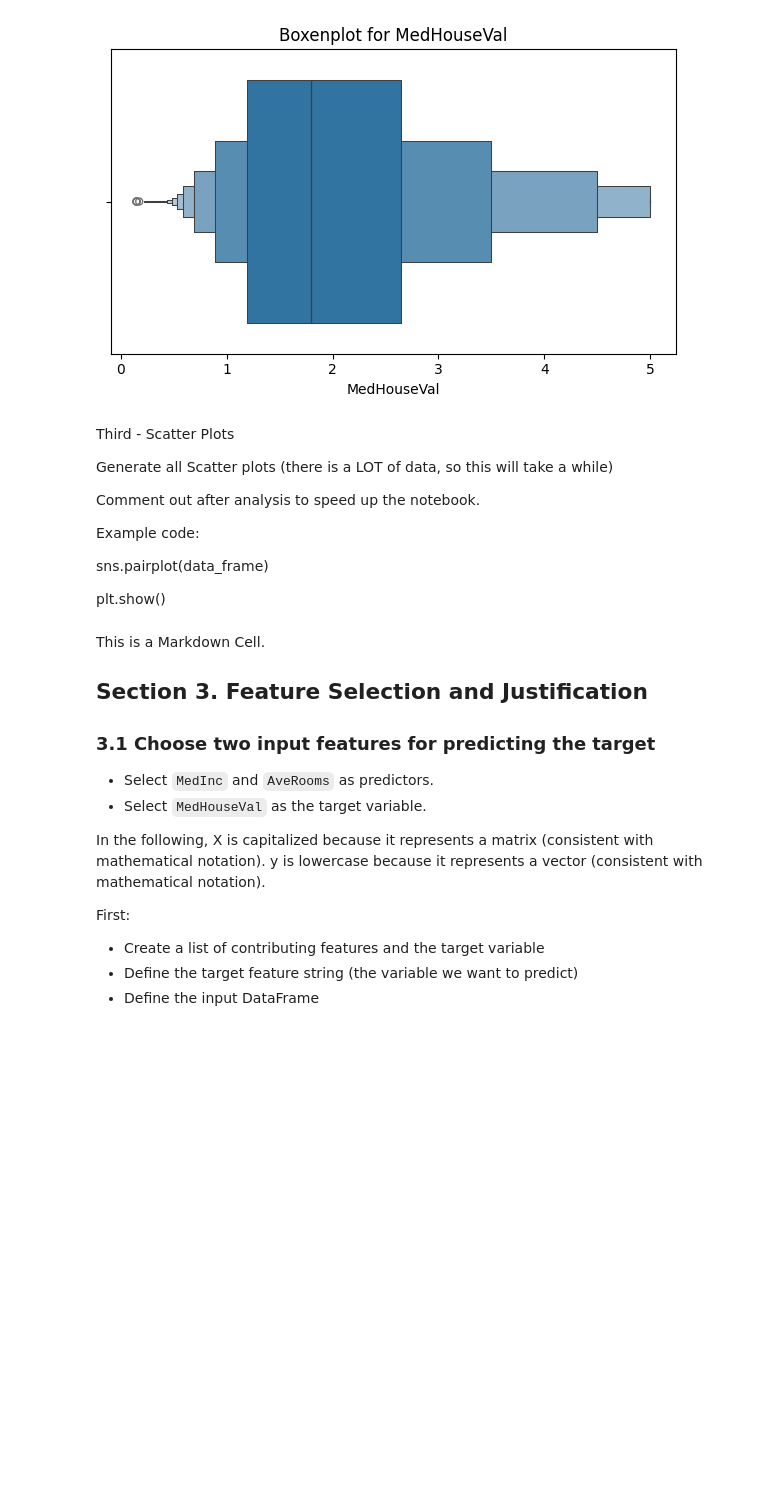
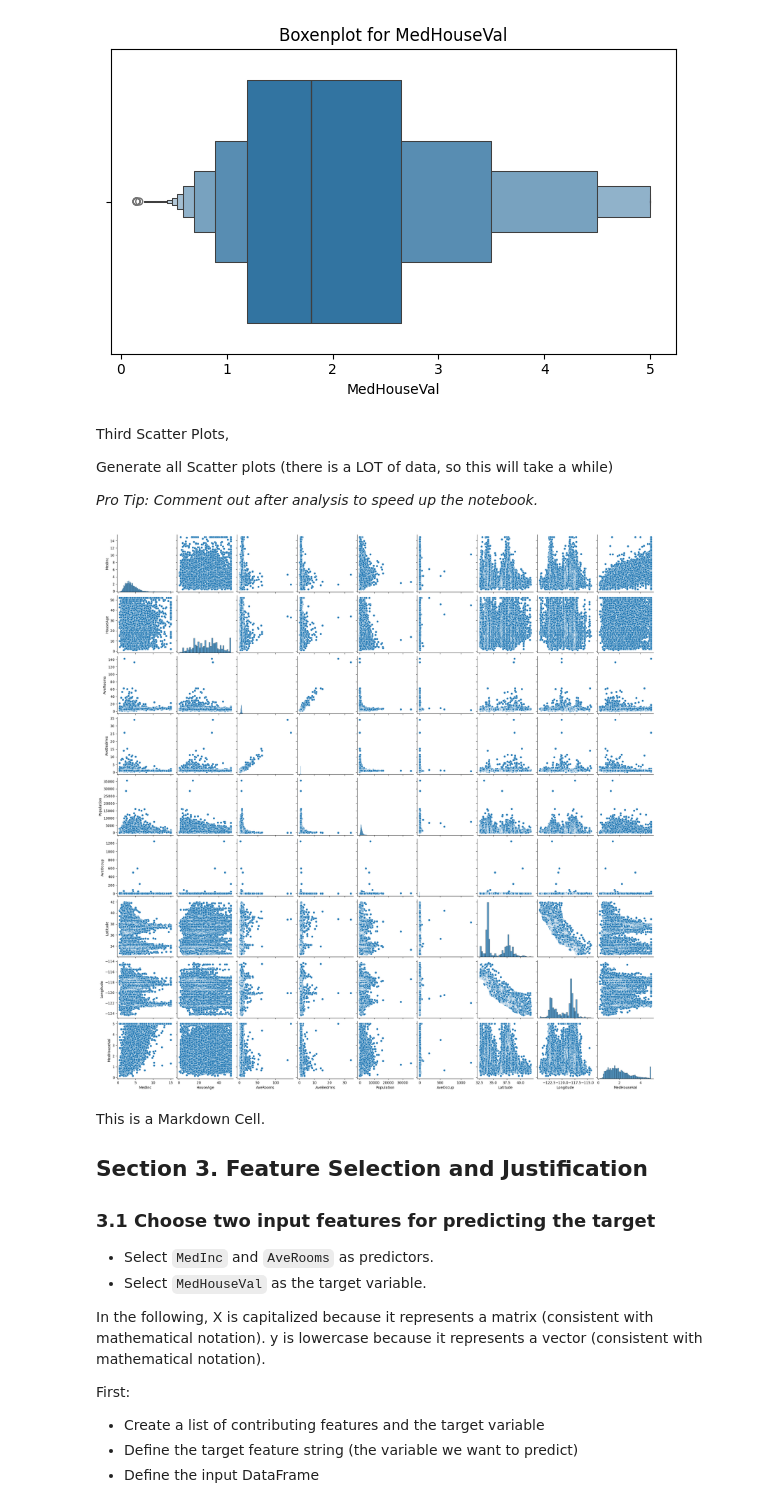
Before and after one commit to Bdowdle4/applied-ml-dowdle, a Jupyter notebook: lab01/ml01.ipynb, the cells around one changed output. Saved outputs shown, nothing was run; the diff lists cells and outputs as text; code cells hidden in the pictures; blank space fills up the shorter version.

```diff
--- a/lab01/ml01.ipynb
+++ b/lab01/ml01.ipynb
@@ -173,14 +173,8 @@ for column in df.columns:
 [figure]
 [figure]
 # %% [markdown]
-Third - Scatter Plots
+Third Scatter Plots,
 
 Generate all Scatter plots (there is a LOT of data, so this will take a while)
 
-Comment out after analysis to speed up the notebook.
-
-Example code:
-
-sns.pairplot(data_frame)
-
-plt.show()
+*Pro Tip: Comment out after analysis to speed up the notebook.*
@@ -190,3 +181,11 @@ plt.show()
+# %%
+# Generate all scatter plots (pairwise plot for numerical columns)
+sns.pairplot(df)
+
+# Show the plot
+plt.show()
+# %% [output]
+[figure, added]
 # %% [markdown]
 This is a Markdown Cell.
 
```
Also changed, not shown: parts of 1 cell of this notebook.
